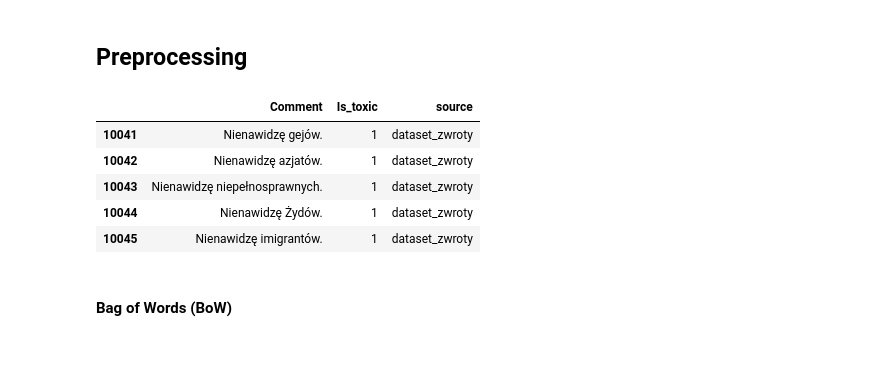
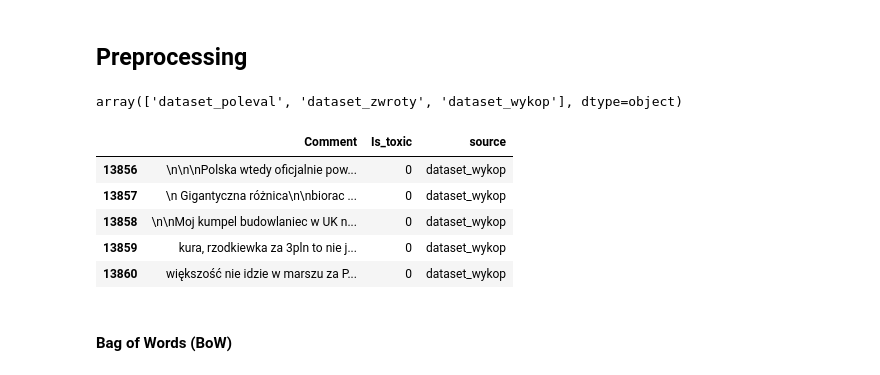
Before and after one commit to Qwerty06280/Detekcja_mowy_nienawisci, a Jupyter notebook: backup modelling.ipynb, the cells around one changed output. Saved outputs shown, nothing was run; the diff lists cells and outputs as text; code cells hidden in the pictures.

```diff
--- a/backup modelling.ipynb
+++ b/backup modelling.ipynb
@@ -57,16 +57,20 @@ df_predict.head()
 ## Preprocessing
 # %%
 df = df_original
+# %%
+df_original['source'].unique()
+# %% [output]
+array(['dataset_poleval', 'dataset_zwroty', 'dataset_wykop'], dtype=object)
 # %%
 # Wybieram na razie tylko jeden dataset, najmniej skomplikowany
-df = df[df['source'] == 'dataset_zwroty']
+df = df[df['source'] == 'dataset_wykop']
 df.head()
 # %% [output]
 |  | Comment | Is_toxic | source |
-| 10041 | Nienawidzę gejów. | 1 | dataset_zwroty |
-| 10042 | Nienawidzę azjatów. | 1 | dataset_zwroty |
-| 10043 | Nienawidzę niepełnosprawnych. | 1 | dataset_zwroty |
-| 10044 | Nienawidzę Żydów. | 1 | dataset_zwroty |
-| 10045 | Nienawidzę imigrantów. | 1 | dataset_zwroty |
+| 13856 | \n\n\nPolska wtedy oficjalnie pow... | 0 | dataset_wykop |
+| 13857 | \n Gigantyczna różnica\n\nbiorac ... | 0 | dataset_wykop |
+| 13858 | \n\nMoj kumpel budowlaniec w UK n... | 0 | dataset_wykop |
+| 13859 | kura, rzodkiewka za 3pln to nie j... | 0 | dataset_wykop |
+| 13860 | większość nie idzie w marszu za P... | 0 | dataset_wykop |
 # %%
 # utworzenie polskiej listy stop words TODO
```
Also changed, not shown: parts of 5 cells of this notebook, 2 other files.
